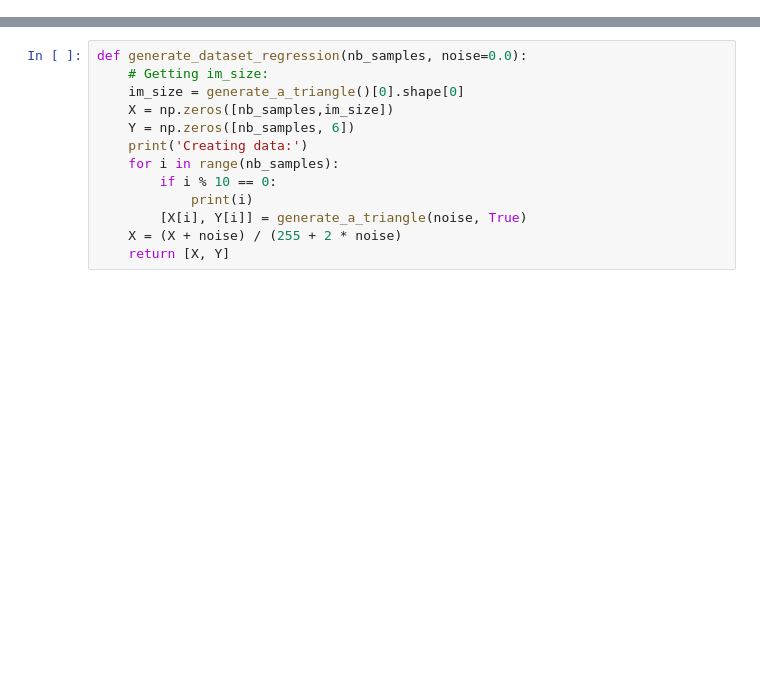
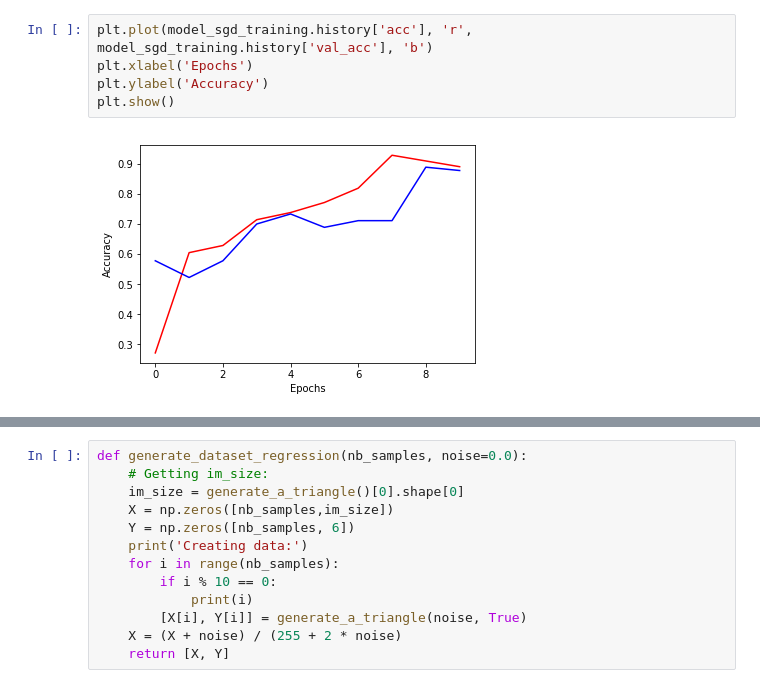
Before and after one commit to kdlinda/Deep-Learning, a Jupyter notebook: Miniproject_1_Classification and Regression.ipynb, the cells around one changed output, grey strips where cells are left out. Drawn from its saved outputs; the diff is of its cells as text; blank space fills up the shorter version.

```diff
--- a/Miniproject_1_Classification and Regression.ipynb
+++ b/Miniproject_1_Classification and Regression.ipynb
@@ -113,0 +291,7 @@ def generate_test_set_classification():
+# %%
+plt.plot(model_sgd_training.history['acc'], 'r', model_sgd_training.history['val_acc'], 'b')
+plt.xlabel('Epochs')
+plt.ylabel('Accuracy')
+plt.show()
+# %% [output]
+[figure, added]
```
Also changed, not shown: parts of 80 cells of this notebook, 2 other files.
